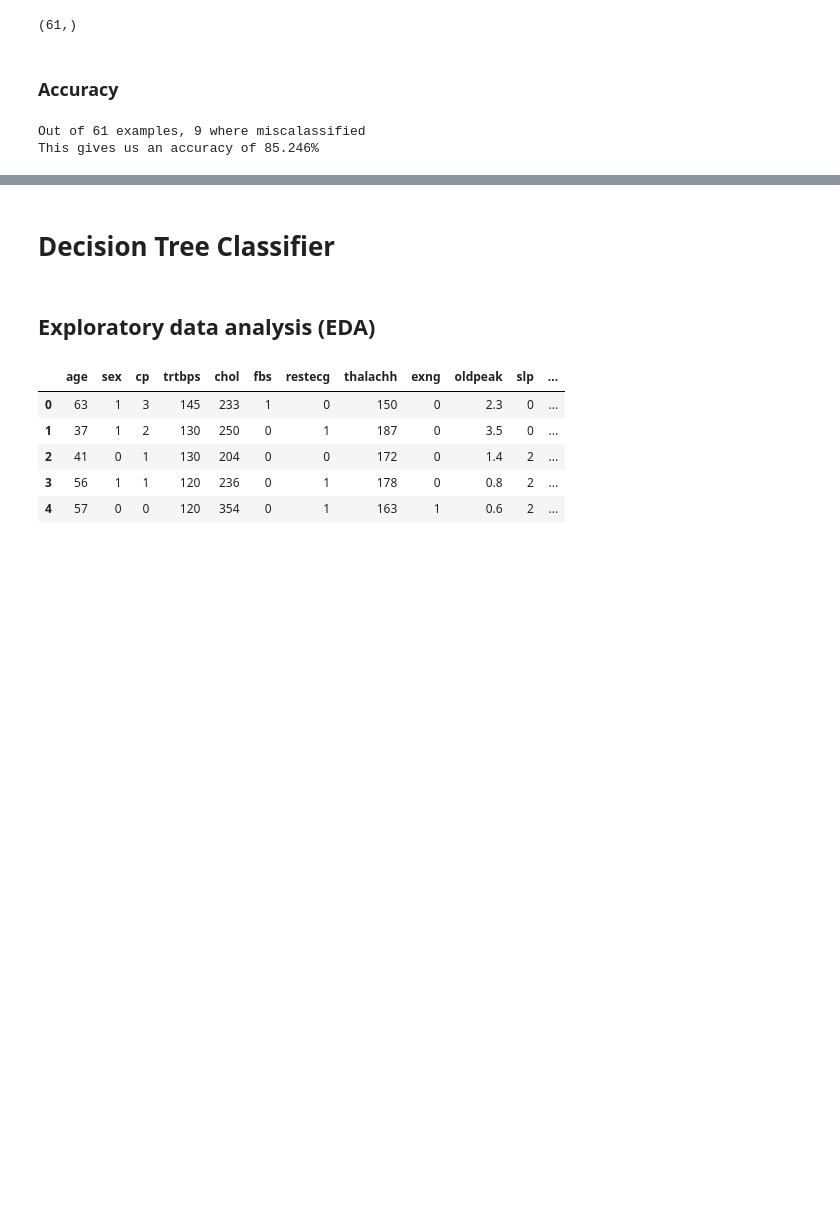
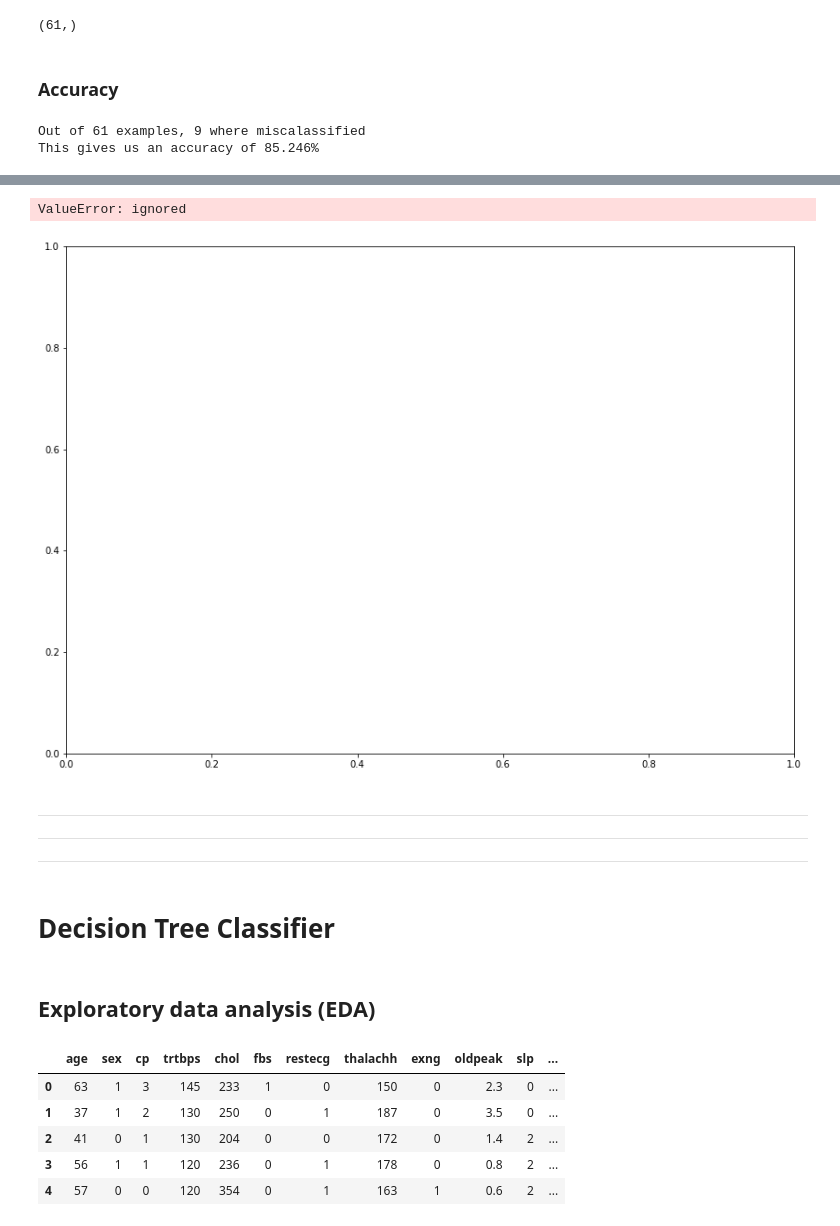
Before and after one commit to Ahmed-Ashraf-Marzouk/data-mining-algorithms, a Jupyter notebook: Data_Mining_Project_Ensemble.ipynb, the cells around one changed output, grey strips where cells are left out. Saved outputs shown, nothing was run; the diff lists cells and outputs as text; code cells hidden in the pictures; blank space fills up the shorter version.

```diff
--- a/Data_Mining_Project_Ensemble.ipynb
+++ b/Data_Mining_Project_Ensemble.ipynb
@@ -388,0 +457,6 @@ This gives us an accuracy of 85.246%
+# %%
+features_train, features_test, labels_train, labels_test = train_test_split(features, labels, test_size=0.2, random_state=0)
+print(f'Training Features {features_train.shape}',
+      f'\nTraining Labels{labels_train.shape}',
+      f'\n\nTesting Features{features_test.shape}',
+      f'\nTesting labels{labels_test.shape}')
@@ -389,3 +520,40 @@ This gives us an accuracy of 85.246%
+# %%
+import matplotlib.pyplot as plt
+from mlxtend.plotting import plot_decision_regions
+# %matplotlib inline
+# gs = gridspec.GridSpec(3, 2)
+fig = plt.figure(figsize=(14,10))
+labels = ['Logistic Regression', 'Decision Tree', 'Random Forest', 'SVM', 'Naive Bayes', 'Neural Network']
+
+
+filler_feature_values={
+    0:'Age',
+    1:'Gender',
+    2:'Exang',
+    3:'CA',
+    4:'CP',
+    5:'Trtbps',
+    6:'Chol',
+    7:'FBS',
+    8:'Rest_ecg',
+    9:'Thalach',
+    10:'Old_peak',
+    11:'Slope',
+    12:'Thall'
+}
+
+
+# ax = plt.subplot(gs[grd[0], grd[1]])
+fig = plot_decision_regions(X=np.array(features_test), y=np.array(label_predictions), clf=gaussianNaiveBayes, filler_feature_values=filler_feature_values, feature_index=[0,4])
+plt.title("Gaussian Baysian Classifier")
+plt.show()
+# %% [output]
+ValueError: ignored
+[figure, added]
+# %% [markdown]
+---
+---
+---
 # %% [markdown]
 # Decision Tree Classifier
 # %% [markdown]
```
Also changed, not shown: parts of 57 cells of this notebook.
